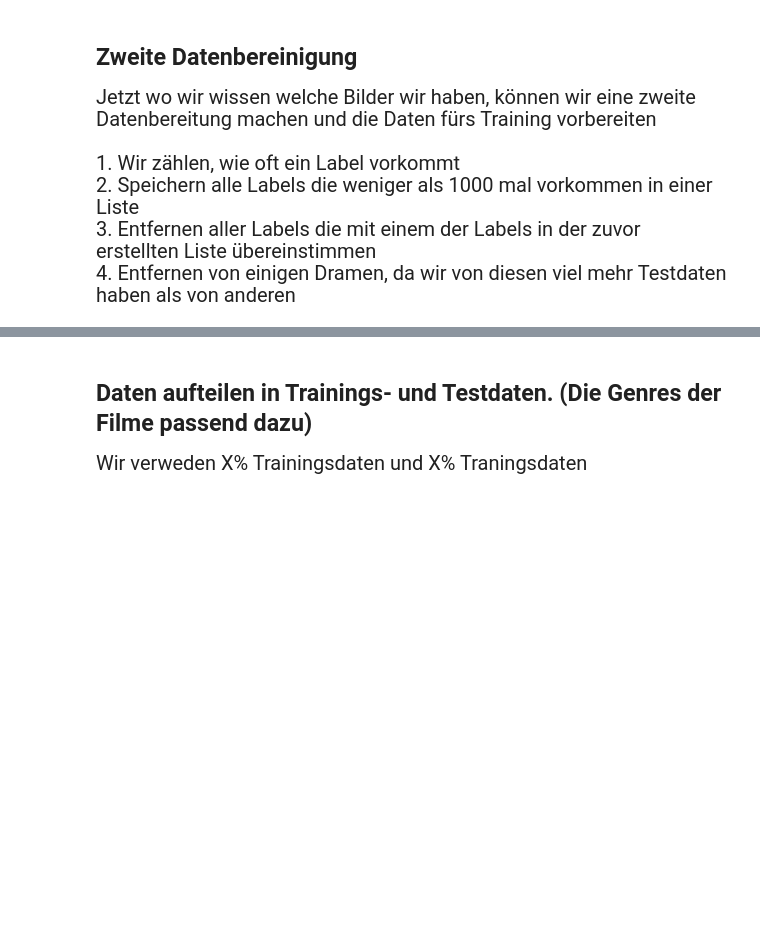
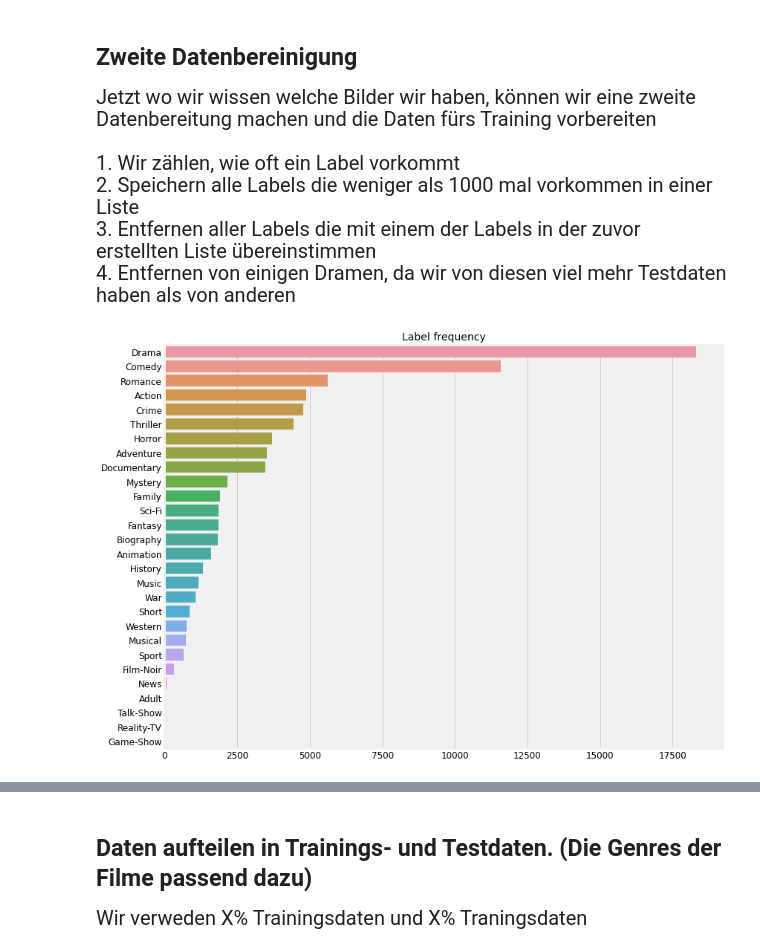
Before and after one commit to justTill/DatenanalyseImWeb, a Jupyter notebook: projekt/movie-genre-classifier.ipynb, the cells around one changed output, grey strips where cells are left out. Saved outputs shown, nothing was run; the diff lists cells and outputs as text; code cells hidden in the pictures; blank space fills up the shorter version.

```diff
--- a/projekt/movie-genre-classifier.ipynb
+++ b/projekt/movie-genre-classifier.ipynb
@@ -209 +219,12 @@ Jetzt wo wir wissen welche Bilder wir haben, können wir eine zweite Datenbereit
+# %%
+style.use("fivethirtyeight")
+plt.figure(figsize=(12,10))
+sns.barplot(y=label_freq.index.values, x=label_freq, order=label_freq.index)
+plt.title("Label frequency", fontsize=14)
+plt.xlabel("")
+plt.xticks(fontsize=12)
+plt.yticks(fontsize=12)
+plt.show()
+# %% [output]
+[figure, added]
 # %%
```
Also changed, not shown: parts of 3 cells of this notebook.
